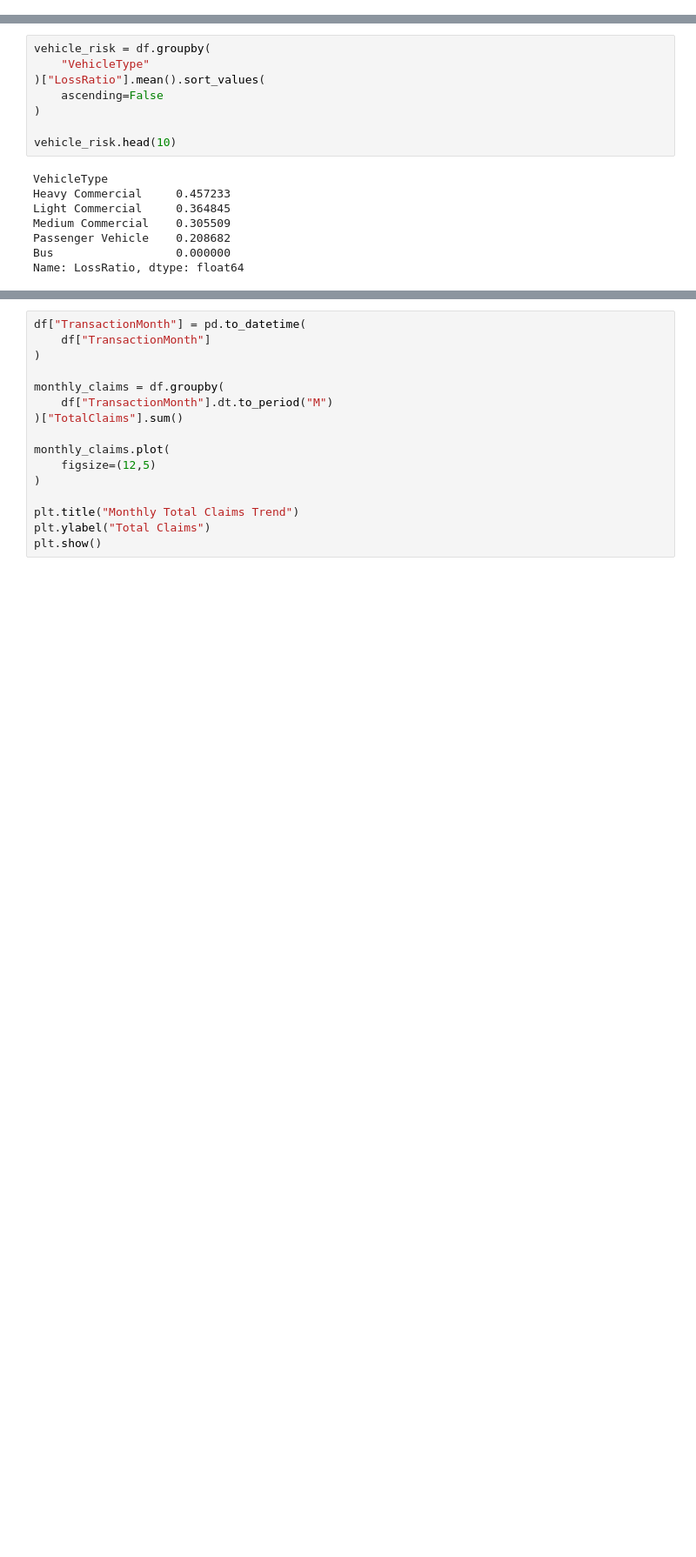
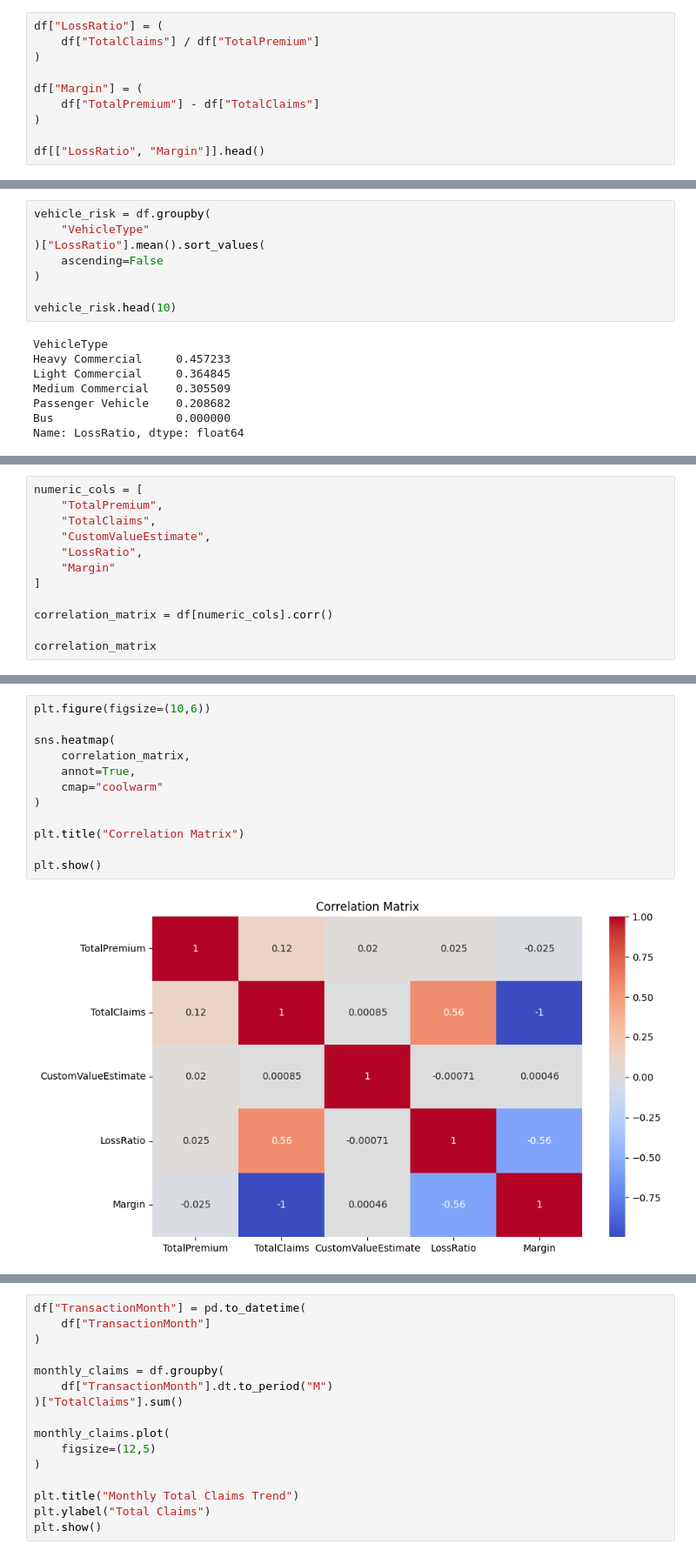
Before and after one commit to Bilen189/insurance-risk-analytics-week3, a Jupyter notebook: notebooks/01_eda.ipynb, the cells around one changed output, grey strips where cells are left out. Shown at 87% size. Drawn from its saved outputs; the diff is of its cells as text; blank space fills up the shorter version.

```diff
--- a/notebooks/01_eda.ipynb
+++ b/notebooks/01_eda.ipynb
@@ -117,0 +239,10 @@ dtype: int64
+# %%
+df["LossRatio"] = (
+    df["TotalClaims"] / df["TotalPremium"]
+)
+
+df["Margin"] = (
+    df["TotalPremium"] - df["TotalClaims"]
+)
+
+df[["LossRatio", "Margin"]].head()
@@ -192,0 +335,12 @@ Name: LossRatio, dtype: float64
+# %%
+numeric_cols = [
+    "TotalPremium",
+    "TotalClaims",
+    "CustomValueEstimate",
+    "LossRatio",
+    "Margin"
+]
+
+correlation_matrix = df[numeric_cols].corr()
+
+correlation_matrix
@@ -192,0 +354,14 @@ Name: LossRatio, dtype: float64
+# %%
+plt.figure(figsize=(10,6))
+
+sns.heatmap(
+    correlation_matrix,
+    annot=True,
+    cmap="coolwarm"
+)
+
+plt.title("Correlation Matrix")
+
+plt.show()
+# %% [output]
+[figure, added]
```
Also changed, not shown: parts of 19 cells of this notebook, 3 other files.
